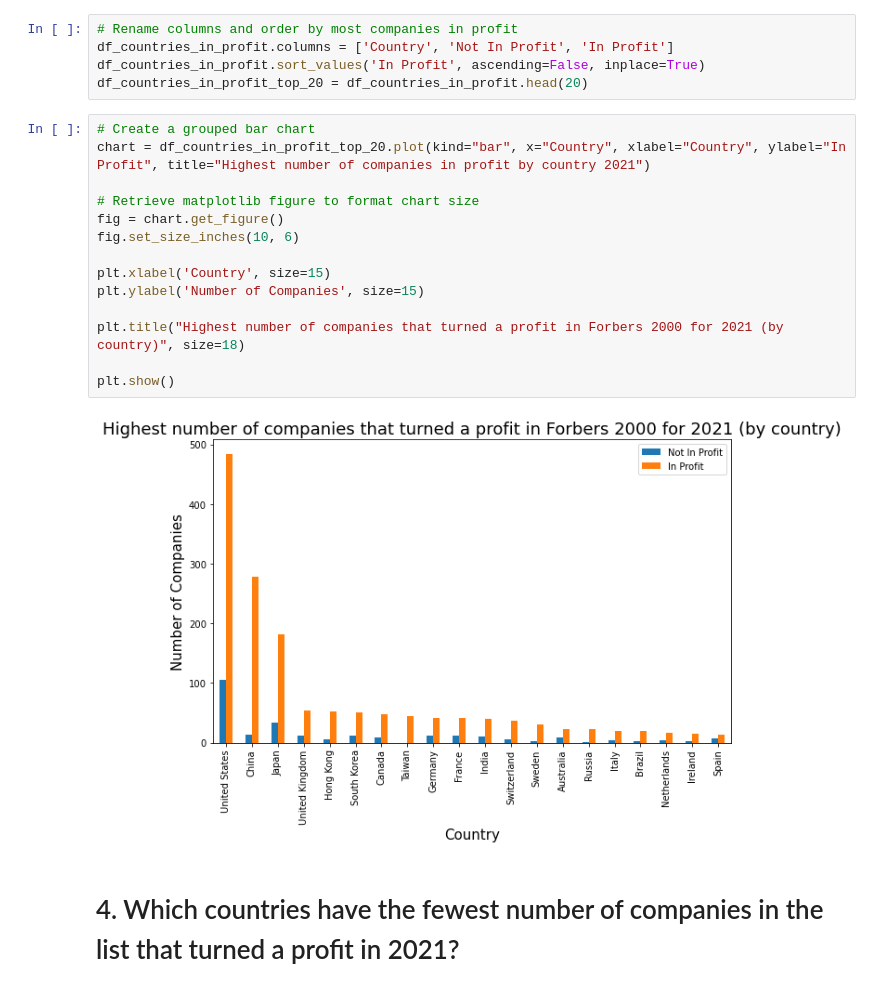
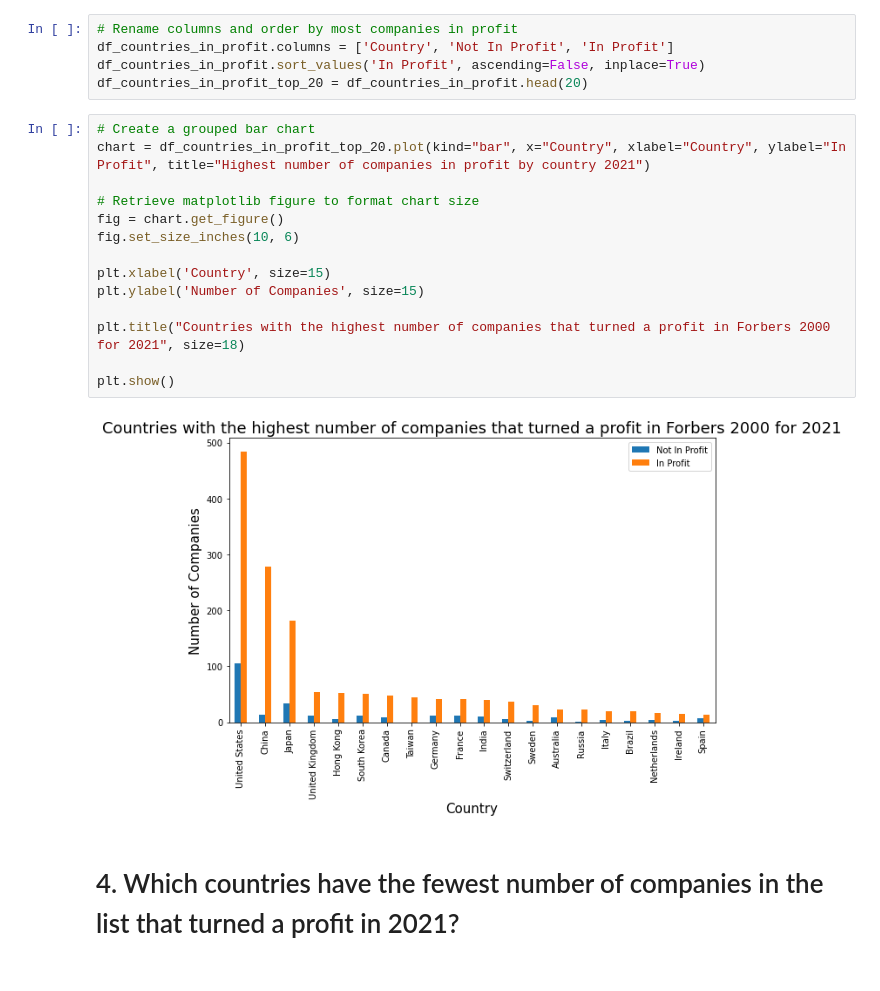
Before and after one commit to richardgourley/fortune-global-2000-in-2021, a Jupyter notebook: 4-visualizations.ipynb, the cells around one changed output. Drawn from its saved outputs; the diff is of its cells as text.

Commit message:
Questions and visualizations updated

```diff
--- a/4-visualizations.ipynb
+++ b/4-visualizations.ipynb
@@ -108,19 +108,19 @@ df_countries_in_profit_top_20 = df_countries_in_profit.head(20)
 # %%
 # Create a grouped bar chart
 chart = df_countries_in_profit_top_20.plot(kind="bar", x="Country", xlabel="Country", ylabel="In Profit", title="Highest number of companies in profit by country 2021")
 
 # Retrieve matplotlib figure to format chart size
 fig = chart.get_figure()
 fig.set_size_inches(10, 6)
 
 plt.xlabel('Country', size=15)
 plt.ylabel('Number of Companies', size=15)
 
-plt.title("Highest number of companies that turned a profit in Forbers 2000 for 2021 (by country)", size=18)
+plt.title("Countries with the highest number of companies that turned a profit in Forbers 2000 for 2021", size=18)
 
 plt.show()
 # %% [output]
-[figure, old version]
+[figure, new version]
 # %% [markdown]
 # 4. Which countries have the fewest number of companies in the list that turned a profit in 2021?
 # %%
```
Also changed, not shown: parts of 7 cells of this notebook, 1 other file.
